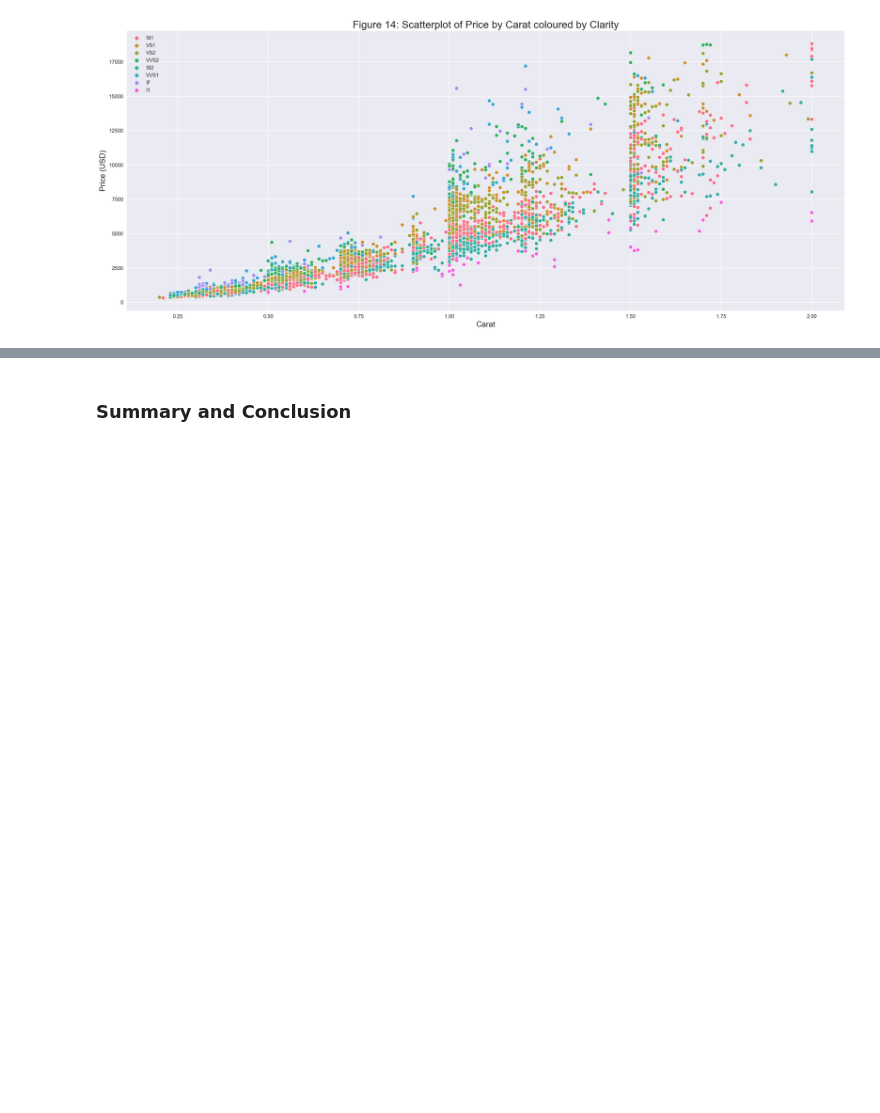
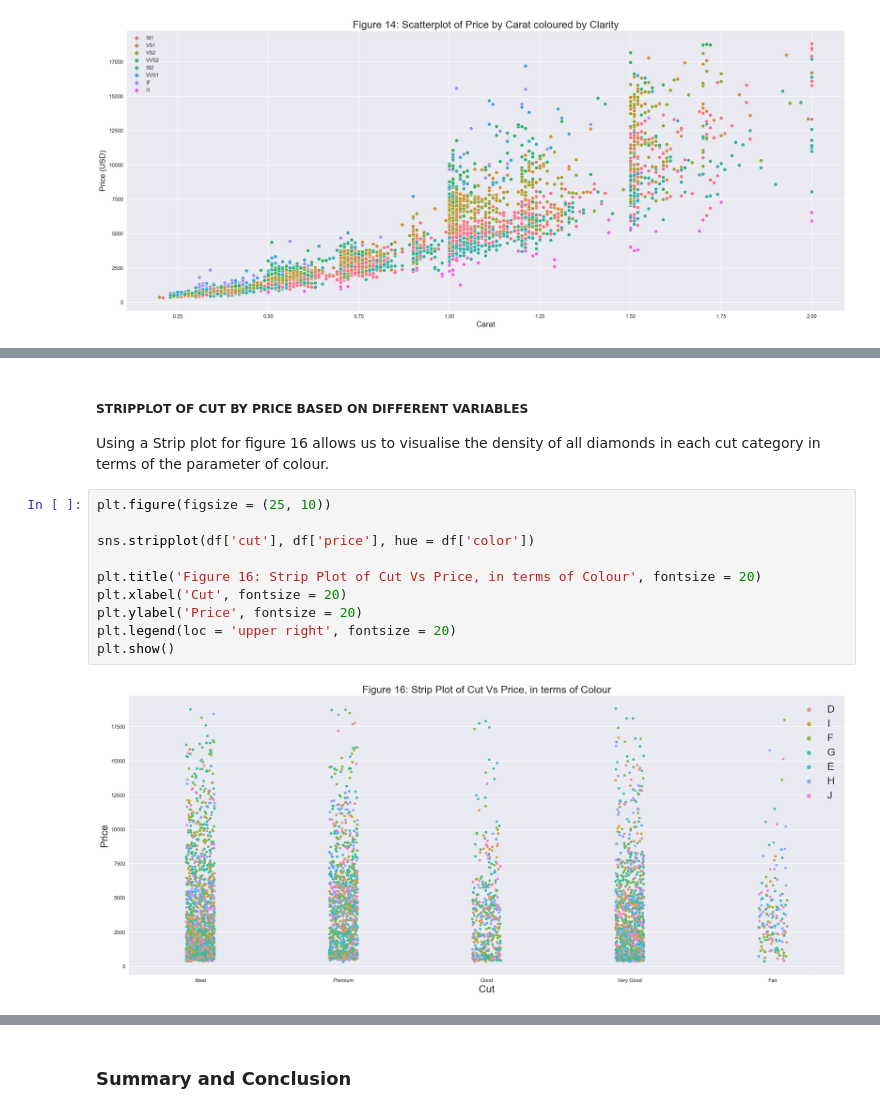
Before and after one commit to s3955624-Chee-Kin-Go/Phase-1, a Jupyter notebook: Phase 1 (Updated).ipynb, the cells around one changed output, grey strips where cells are left out. Cells and saved outputs as stored; diff of their text form; blank space fills up the shorter version.

```diff
--- a/Phase 1 (Updated).ipynb
+++ b/Phase 1 (Updated).ipynb
@@ -499,0 +441,15 @@ plt.tight_layout();
+# %% [markdown]
+<h5>STRIPPLOT OF CUT BY PRICE BASED ON DIFFERENT VARIABLES</h5>
+Using a Strip plot for figure 16 allows us to visualise the density of all diamonds in each cut category in terms of the parameter of colour.
+# %%
+plt.figure(figsize = (25, 10))
+
+sns.stripplot(df['cut'], df['price'], hue = df['color'])
+
+plt.title('Figure 16: Strip Plot of Cut Vs Price, in terms of Colour', fontsize = 20)
+plt.xlabel('Cut', fontsize = 20)
+plt.ylabel('Price', fontsize = 20)
+plt.legend(loc = 'upper right', fontsize = 20)
+plt.show()
+# %% [output]
+[figure, added]
```
Also changed, not shown: parts of 19 cells of this notebook.
